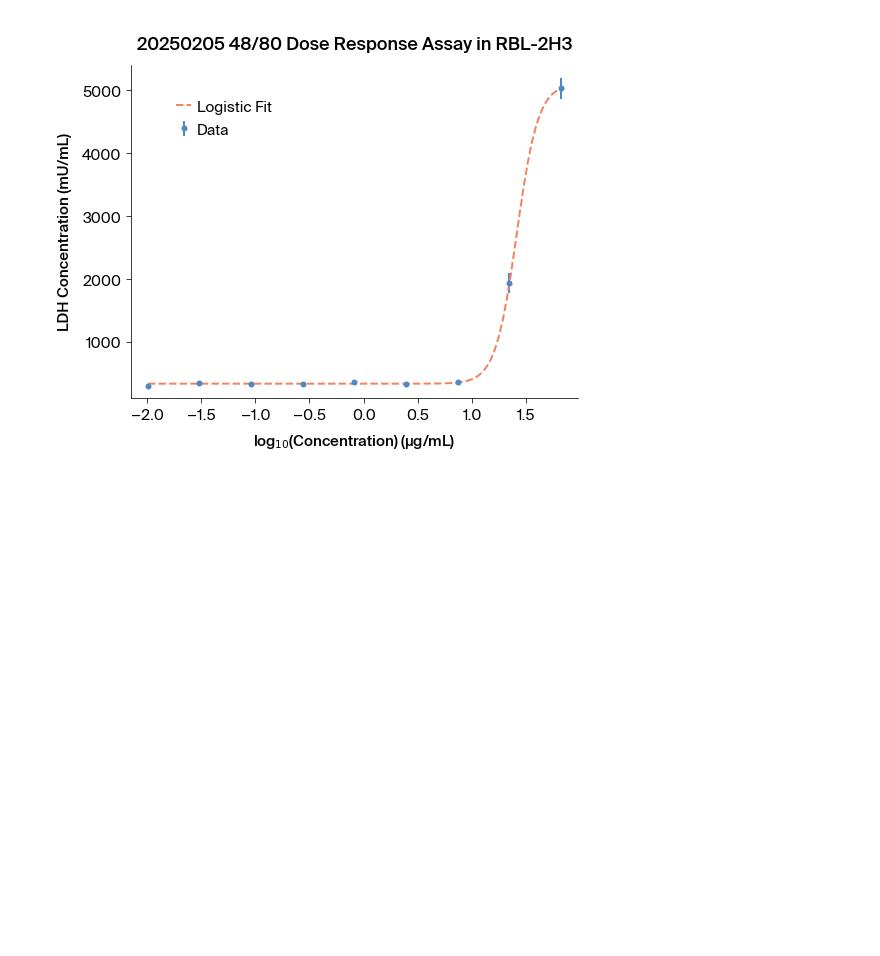
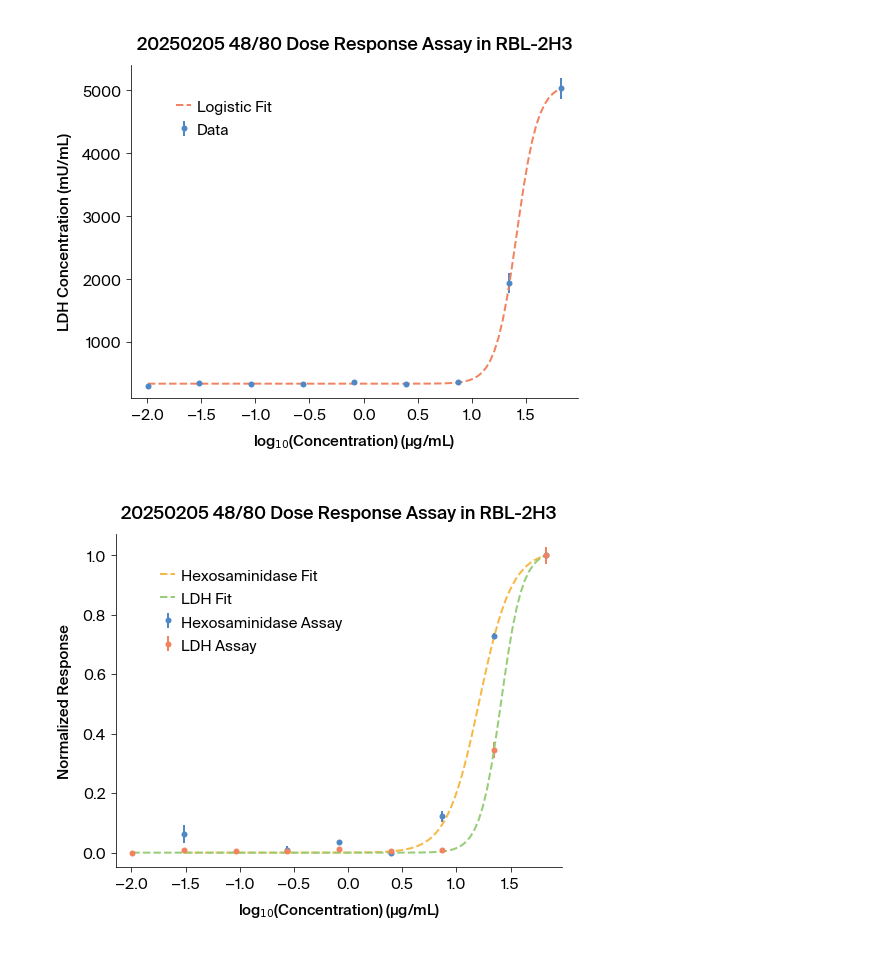
Before and after one commit to Arcadia-Science/2025-hex-assay-analysis, a Jupyter notebook: analysis_notebooks/hex_assay_analysis_doseresponse.ipynb, the cells around one changed output. Saved outputs shown, nothing was run; the diff lists cells and outputs as text; code cells hidden in the pictures; blank space fills up the shorter version.

Commit message:
added normalization to dose response notebook, cleaned up, linted, updated markdown and documentation in all notebooks

```diff
--- a/analysis_notebooks/hex_assay_analysis_doseresponse.ipynb
+++ b/analysis_notebooks/hex_assay_analysis_doseresponse.ipynb
@@ -11,12 +26,14 @@ import arcadia_pycolor as apc
 # %%
 # Parameterization
 
-labeled_datafile_hex = '../output_files/20250205_2_hex_assay/20250205_2_hex_assay_labeled.csv'
-labeled_datafile_ldh = '../output_files/20250205_ldh_assay/20250205_ldh_assay_ldh_concs_filtered.csv'
+labeled_datafile_hex = "../output_files/20250205_2_hex_assay/20250205_2_hex_assay_labeled.csv"
+labeled_datafile_ldh = (
+    "../output_files/20250205_ldh_assay/20250205_ldh_assay_ldh_concs_filtered.csv"
+)
 
-positive_control = 'Lysed'
-negative_control = 'PBS'
-ldh_assay_control = 'LDH Positive Control'
+positive_control = "Lysed"
+negative_control = "PBS"
+ldh_assay_control = "LDH Positive Control"
 
 # enter the standard labels as a list of strings.
 standard_vals_hex = [
@@ -240,13 +241,13 @@ ldh_data_transposed
 # %%
-# Create a new dictionary to store extracted concentration data
 float_concentration_data_ldh = {}
 
 for col in ldh_data_transposed.columns:
     concentration = parse_sample_concentrations(col)
     if concentration is not None:  # Ignore control values
-        float_concentration_data_ldh[concentration] = ldh_data_transposed[col]  # Map extracted conc to column values
+        float_concentration_data_ldh[concentration] = ldh_data_transposed[
+            col
+        ]  # Map extracted conc to column values
 
-# Convert to a new dataframe
 float_concentration_df_ldh = pd.DataFrame(float_concentration_data_ldh)
 float_concentration_df_ldh
 # %% [output]
@@ -339,0 +329,60 @@ plt.show()
+# %%
+# Response values need to be normalized in order to plot them on the same graph.
+# This will enable us to compare the response of each assay at a particular concentration.
+
+
+def normalize_dataframe(df):
+    y_values = df.mean().values
+    min_val = np.min(y_values)
+    max_val = np.max(y_values)
+    return (df - min_val) / (max_val - min_val)
+
+
+def normalize_fit(y_values):
+    min_val = np.min(y_values)
+    max_val = np.max(y_values)
+    return (y_values - min_val) / (max_val - min_val)
+
+
+hex_normalized = normalize_dataframe(float_concentration_df_hex)
+ldh_normalized = normalize_dataframe(float_concentration_df_ldh)
+
+hex_fit_normalized = normalize_fit(sigmoid(x_fit_hex, *params_hex))
+ldh_fit_normalized = normalize_fit(sigmoid(x_fit_ldh, *params_ldh))
+
+hex_normalized_mean = hex_normalized.mean().values
+ldh_normalized_mean = ldh_normalized.mean().values
+
+plt.figure(figsize=(8, 6))
+plt.errorbar(
+    x_data_hex,
+    hex_normalized_mean,
+    yerr=np.std(hex_normalized, axis=0),
+    fmt="o",
+    capsize=5,
+    label="Hexosaminidase Assay",
+)
+plt.errorbar(
+    x_data_ldh,
+    ldh_normalized_mean,
+    yerr=np.std(ldh_normalized, axis=0),
+    fmt="o",
+    capsize=5,
+    label="LDH Assay",
+)
+
+plt.plot(x_fit_hex, hex_fit_normalized, linestyle="--", label="Hexosaminidase Fit")
+plt.plot(x_fit_ldh, ldh_fit_normalized, linestyle="--", label="LDH Fit")
+
+plt.xlabel(r"log$_{10}$(Concentration) (µg/mL)")
+plt.ylabel("Normalized Response")
+plt.title(experiment_name)
+plt.legend(loc="upper left", bbox_to_anchor=(0.1, 0.9))
+
+plt.savefig(
+    labeled_datafile_hex[:-4] + "_doseresponse_curvefit_superimposed.png",
+    transparent=False,
+)
+plt.show()
+# %% [output]
+[figure, added]
```
Also changed, not shown: parts of 15 cells of this notebook, 2 other files.
